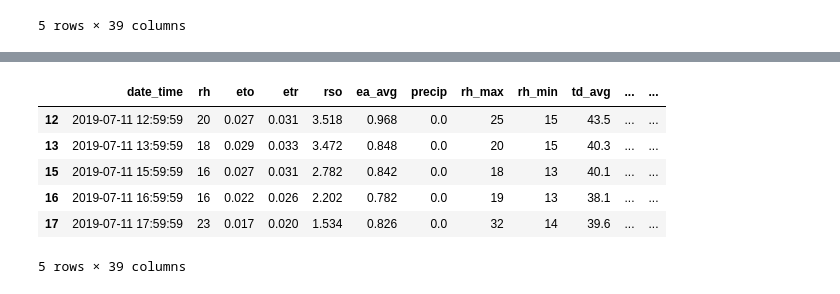
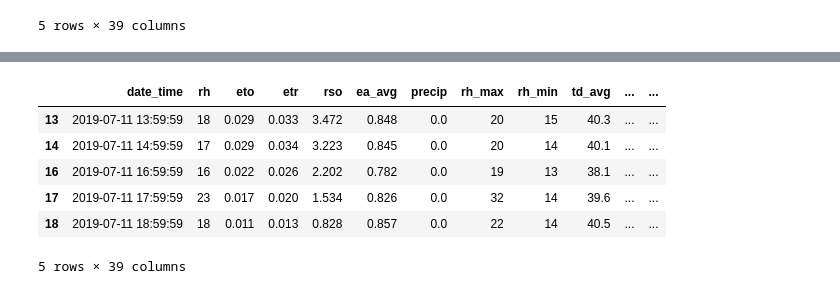
Before and after one commit to bradley-p/Solar_Energy_Forecasting, a Jupyter notebook: src/data_curating.ipynb, the cells around one changed output, grey strips where cells are left out. Saved outputs shown, nothing was run; the diff lists cells and outputs as text; code cells hidden in the pictures.

```diff
--- a/src/data_curating.ipynb
+++ b/src/data_curating.ipynb
@@ -271,13 +271,20 @@ Generated = np.full((len(weatherpf),1), math.nan)
 # %%
 wCount = 0
 
+notFound = 0
 for i in range(len(df)):
+    print(i)
+    wCount = 0
     added = False
-    while not added:
+    while wCount < len(weatherpf) and not added:
         # if the date and hour match, we have found the right one
         if weatherpf['Date'][wCount] == df['Date'][i] and weatherpf['Hour'][wCount] == df['Hour'][i]:
+            numFound += 1
             Generated[wCount] = df['Generated'][i]
             added = True
+            wCount += 1
         else:
             wCount += 1
+    if not added:
+        notFound += 1
 # %% [output]
@@ -321,12 +331,12 @@ nan
 # %%
-# # remove rows that don't have a generation value
-# weatherpf.dropna(axis=0, inplace=True)
-# weatherpf.head()
+# remove rows that don't have a generation value
+weatherpf.dropna(axis=0, inplace=True)
+weatherpf.head()
 # %% [output]
 |  | date_time | rh | eto | etr | rso | ea_avg | precip | rh_max | rh_min | td_avg | ... | ... |
-| 12 | 2019-07-11 12:59:59 | 20 | 0.027 | 0.031 | 3.518 | 0.968 | 0.0 | 25 | 15 | 43.5 | ... | ... |
 | 13 | 2019-07-11 13:59:59 | 18 | 0.029 | 0.033 | 3.472 | 0.848 | 0.0 | 20 | 15 | 40.3 | ... | ... |
-| 15 | 2019-07-11 15:59:59 | 16 | 0.027 | 0.031 | 2.782 | 0.842 | 0.0 | 18 | 13 | 40.1 | ... | ... |
+| 14 | 2019-07-11 14:59:59 | 17 | 0.029 | 0.034 | 3.223 | 0.845 | 0.0 | 20 | 14 | 40.1 | ... | ... |
 | 16 | 2019-07-11 16:59:59 | 16 | 0.022 | 0.026 | 2.202 | 0.782 | 0.0 | 19 | 13 | 38.1 | ... | ... |
 | 17 | 2019-07-11 17:59:59 | 23 | 0.017 | 0.020 | 1.534 | 0.826 | 0.0 | 32 | 14 | 39.6 | ... | ... |
+| 18 | 2019-07-11 18:59:59 | 18 | 0.011 | 0.013 | 0.828 | 0.857 | 0.0 | 22 | 14 | 40.5 | ... | ... |
 5 rows × 39 columns
```
Also changed, not shown: parts of 15 cells of this notebook, 3 other files.
